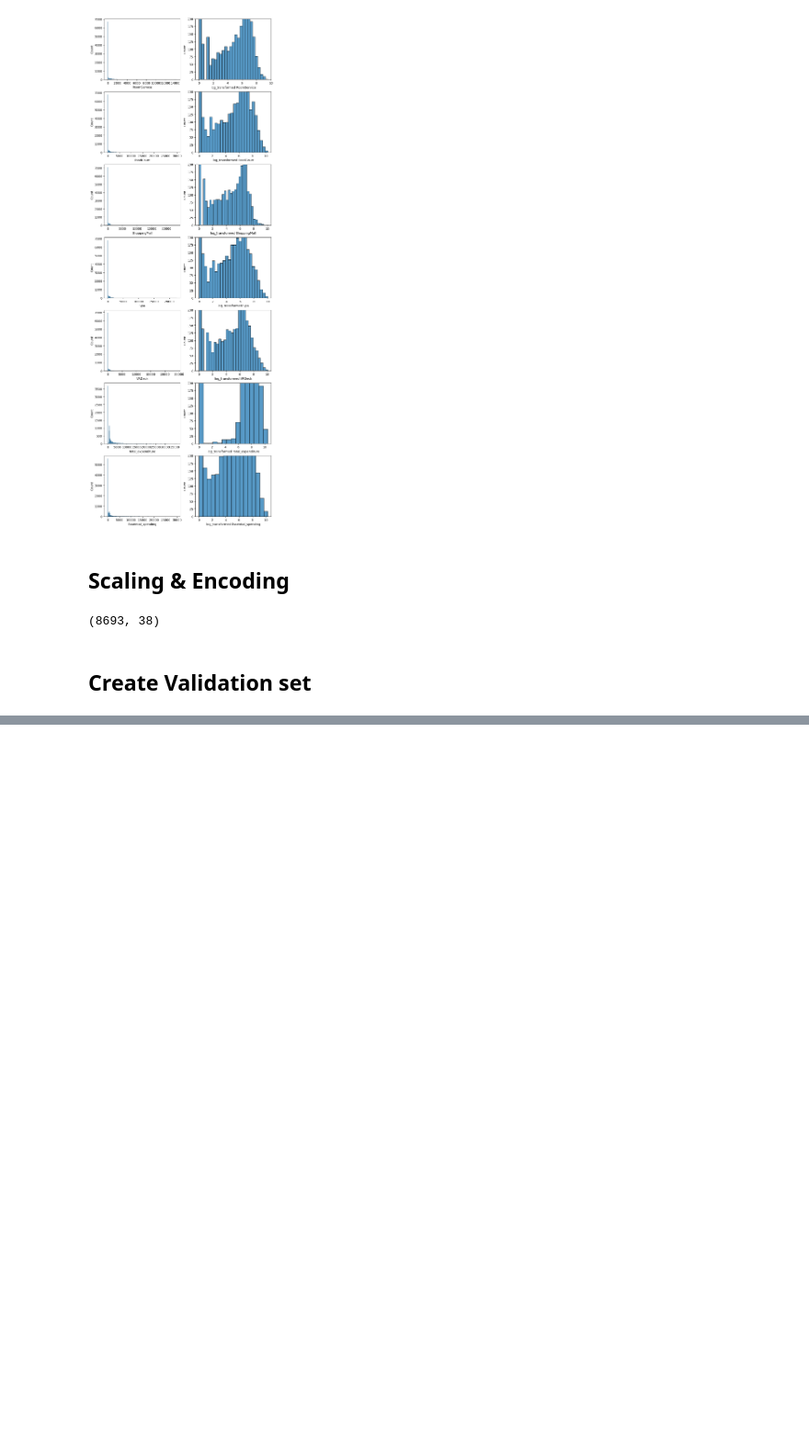
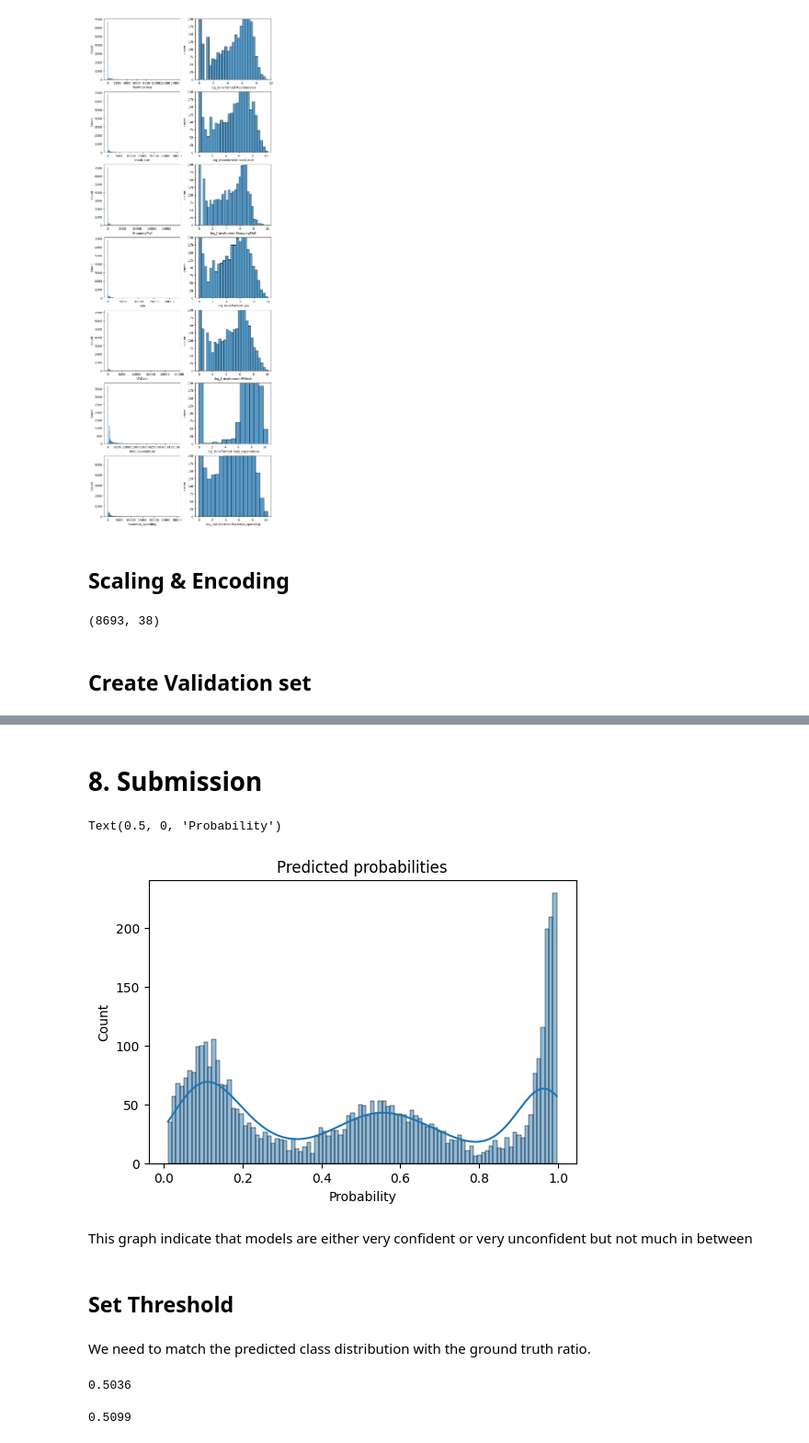
Before and after one commit to bina02/kaggle-Spaceship-titanic, a Jupyter notebook: main.ipynb, the cells around one changed output, grey strips where cells are left out. Shown at 92% size. Drawn from its saved outputs; the diff is of its cells as text; code cells hidden in the pictures; blank space fills up the shorter version.

```diff
--- a/main.ipynb
+++ b/main.ipynb
@@ -1319,5 +1401,5 @@ X_train.shape
 ## Create Validation set
 # %%
 from sklearn.model_selection import train_test_split
-y_train = train['Transported']
+y_train = train['Transported'].to_numpy().astype(int)
 X_train, X_val, y_train, y_val = train_test_split(X_train, y_train, stratify=y_train, test_size=0.2, random_state=42)
@@ -1323,0 +1513,38 @@ X_train, X_val, y_train, y_val = train_test_split(X_train, y_train, stratify=y_t
+# %%
+best_classifiers = {
+    'LGBM' : LGBMClassifier(**clf_best_params['LGBM'], random_state=42, verbosity=-1),
+    'CatBoost' : CatBoostClassifier(**clf_best_params['CatBoost'], random_state=42, verbose=False),
+    'XGBoost' : XGBClassifier(**clf_best_params['XGBoost'], random_state=42, verbosity=0),
+    'RandomForest' : RandomForestClassifier(**clf_best_params['RandomForest'], random_state=42)
+}
+# %%
+from sklearn.model_selection import StratifiedKFold
+import warnings
+# ignore warnings
+warnings.filterwarnings('ignore', category=UserWarning)
+
+FOLDS=10
+preds = np.zeros(len(X_test))
+
+for key, classifier in best_classifiers.items():
+    score = 0
+    start = time.time()
+    cv = StratifiedKFold(n_splits=FOLDS, shuffle=True, random_state=42)
+
+    for train_idx, val_idx in cv.split(X_train, y_train):
+        X_tr, X_val = X_train[train_idx], X_train[val_idx]
+        y_tr, y_val = y_train[train_idx], y_train[val_idx]
+
+        classifier.fit(X_tr, y_tr)
+        preds += classifier.predict_proba(X_test)[:, 1]
+        score += classifier.score(X_val, y_val)
+
+    score = np.round(score / FOLDS, 4)
+    stop = time.time()
+
+    print(f'Model name : {key}')
+    print(f'Model accuracy : {score}')
+    print(f'Traning time(sec) : {np.round((stop - start), 1)}s')
+    print('')
+
+preds = preds / (FOLDS * len(best_classifiers)) # ensemble models
@@ -1323,0 +1567,26 @@ X_train, X_val, y_train, y_val = train_test_split(X_train, y_train, stratify=y_t
+# %% [markdown]
+# 8. Submission
+# %%
+plt.figure(figsize=(6, 4))
+sns.histplot(x=preds, binwidth=0.01, kde=True)
+plt.title('Predicted probabilities')
+plt.xlabel('Probability')
+# %% [output]
+Text(0.5, 0, 'Probability')
+[figure, added]
+# %% [markdown]
+This graph indicate that models are either very confident or very unconfident but not much in between
+# %% [markdown]
+## Set Threshold
+# %% [markdown]
+We need to match the predicted class distribution with the ground truth ratio.
+# %%
+goal_ratio = train['Transported'].astype(int).sum() / len(train['Transported'])
+print(f'{np.round(goal_ratio, 4)}')
+# %% [output]
+0.5036
+# %%
+model_ratio = (preds > 0.5).mean()
+print(f'{np.round(model_ratio, 4)}')
+# %% [output]
+0.5099
```
Also changed, not shown: parts of 37 cells of this notebook, 4 other files.
